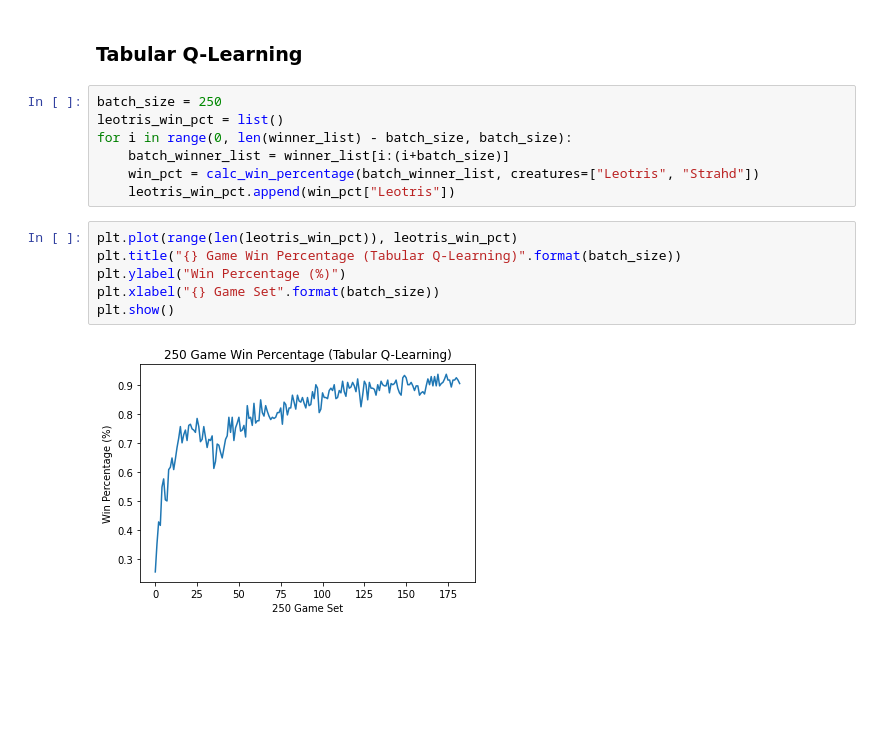
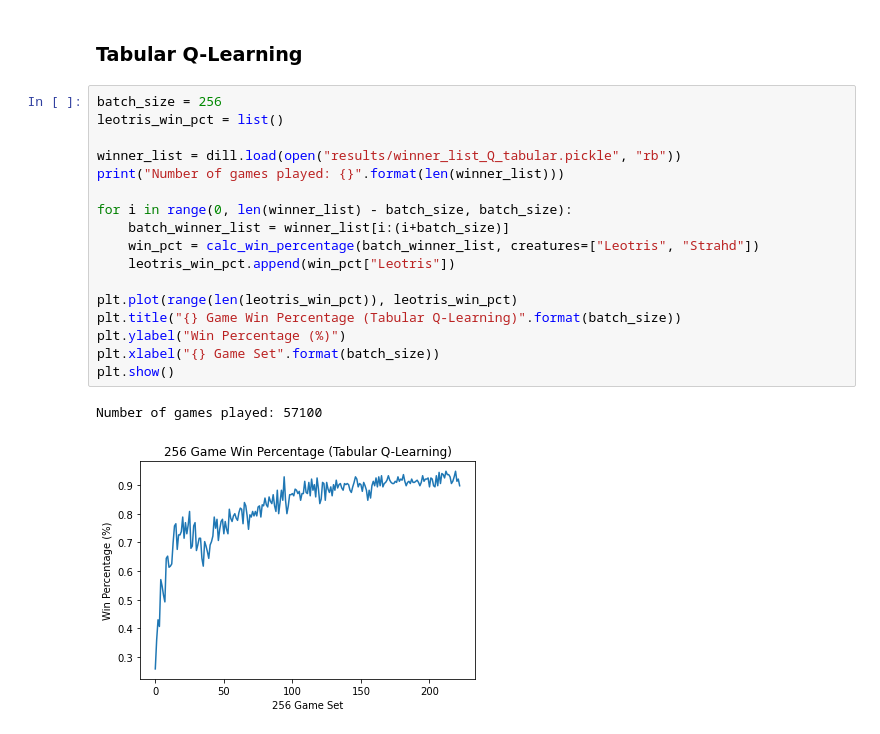
Before and after one commit to AndrewLim1990/dungeonsNdata, a Jupyter notebook: analysis.ipynb, the cells around one changed output. Cells and saved outputs as stored; diff of their text form; blank space fills up the shorter version.

```diff
--- a/analysis.ipynb
+++ b/analysis.ipynb
@@ -32,17 +49,22 @@ Number of games played: 45900
 # %% [markdown]
 ### Tabular Q-Learning
 # %%
-batch_size = 250
+batch_size = 256
 leotris_win_pct = list()
+
+winner_list = dill.load(open("results/winner_list_Q_tabular.pickle", "rb"))
+print("Number of games played: {}".format(len(winner_list)))
+
 for i in range(0, len(winner_list) - batch_size, batch_size):
     batch_winner_list = winner_list[i:(i+batch_size)]
     win_pct = calc_win_percentage(batch_winner_list, creatures=["Leotris", "Strahd"])
     leotris_win_pct.append(win_pct["Leotris"])
+
+plt.plot(range(len(leotris_win_pct)), leotris_win_pct)
+plt.title("{} Game Win Percentage (Tabular Q-Learning)".format(batch_size))
+plt.ylabel("Win Percentage (%)")
+plt.xlabel("{} Game Set".format(batch_size))
+plt.show()
+# %% [output]
+Number of games played: 57100
+[figure, added]
-# %%
-plt.plot(range(len(leotris_win_pct)), leotris_win_pct)
-plt.title("{} Game Win Percentage (Tabular Q-Learning)".format(batch_size))
-plt.ylabel("Win Percentage (%)")
-plt.xlabel("{} Game Set".format(batch_size))
-plt.show()
-# %% [output]
-[figure, removed]
```
Also changed, not shown: parts of 3 cells of this notebook, 1 other file.
